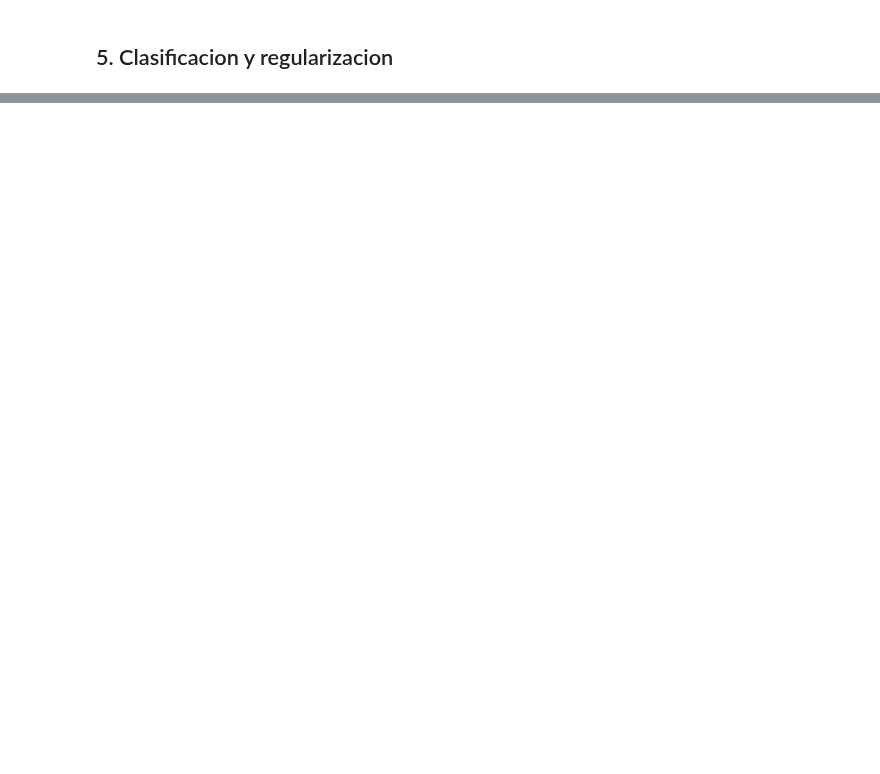
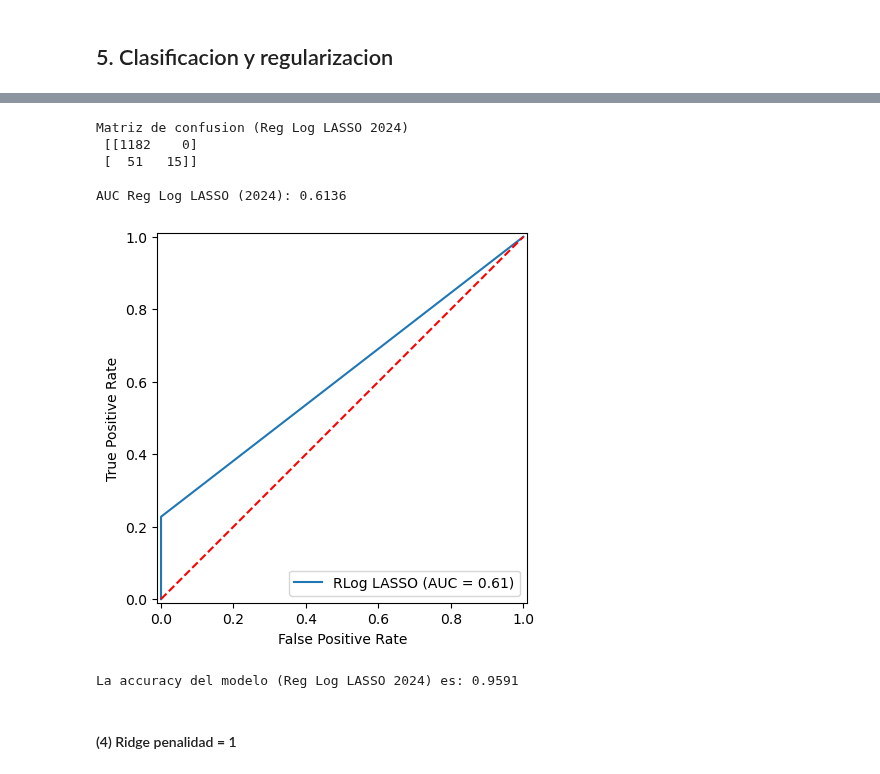
Before and after one commit to maggiecobb/CC408-T1-5, a Jupyter notebook: TP 4/TP 4.ipynb, the cells around one changed output, grey strips where cells are left out. Drawn from its saved outputs; the diff is of its cells as text; code cells hidden in the pictures; blank space fills up the shorter version.

```diff
--- a/TP 4/TP 4.ipynb
+++ b/TP 4/TP 4.ipynb
@@ -2046,0 +723,34 @@ La accuracy del modelo (Reg Log ridge 2004) es: 0.9210
+# %%
+#### Medidas de precision Regresion logistica LASSO para 2024
+#Matriz de confusion
+conflog24_lasso = confusion_matrix(y_test_24, y_pred_log24_lasso)
+print("Matriz de confusion (Reg Log LASSO 2024)\n", conflog24_lasso)
+
+#AUC
+auc_log24_lasso = roc_auc_score(y_test_24, y_pred_log24_lasso)
+print('\nAUC Reg Log LASSO (2024): %.4f' %auc_log24_lasso)
+
+#Curva ROC
+fpr, tpr, thresholds = roc_curve(y_test_24, y_pred_log24_lasso)
+display = RocCurveDisplay(fpr=fpr, tpr=tpr, roc_auc=auc_log24_lasso, estimator_name='RLog LASSO')
+display.plot()
+plt.plot([0, 1], [0, 1], color='red', linestyle='--')
+plt.show()
+
+# #MSE
+# ecm_a1_l24 = mean_squared_error(y_test_24, y_pred_log24_lasso)
+# print("Error cuadrático medio:", ecm_a1_l24)
+
+#Accuracy
+accuracy_log24_lasso = accuracy_score(y_test_24, y_pred_log24_lasso)
+print("La accuracy del modelo (Reg Log LASSO 2024) es: %.4f" %accuracy_log24_lasso)
+# %% [output]
+Matriz de confusion (Reg Log LASSO 2024)
+ [[1182    0]
+ [  51   15]]
+
+AUC Reg Log LASSO (2024): 0.6136
+[figure, added]
+La accuracy del modelo (Reg Log LASSO 2024) es: 0.9591
+# %% [markdown]
+#### (4) Ridge penalidad = 1
```
Also changed, not shown: parts of 193 cells of this notebook.
